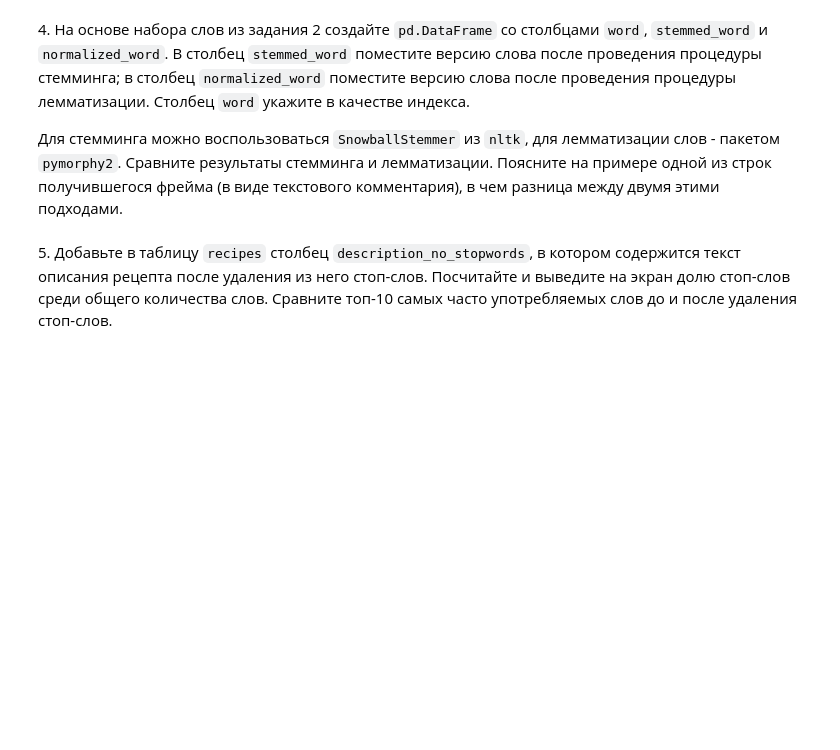
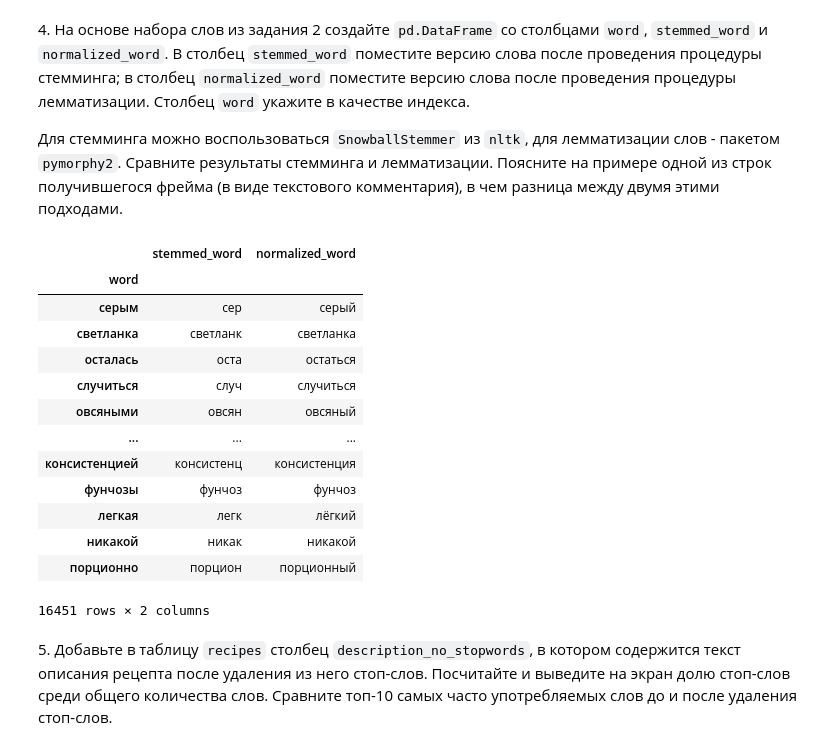
Before and after one commit to bitcoineazy/Big_Data, a Jupyter notebook: 07_nlp/07_nlp_Фамилия_Имя_Группа.ipynb, the cells around one changed output. Drawn from its saved outputs; the diff is of its cells as text; code cells hidden in the pictures; blank space fills up the shorter version.

```diff
--- a/07_nlp/07_nlp_Фамилия_Имя_Группа.ipynb
+++ b/07_nlp/07_nlp_Фамилия_Имя_Группа.ipynb
@@ -50,8 +48,8 @@ import re
 recipes = pd.read_csv("07_nlp_data/ru_recipes_sample.csv")
 
 #recipes["description"] = recipes["description"].apply(lambda x: x if re.search(r"\w\w", x) else None)
+recipes["description"] = recipes["description"].replace(to_replace=r"[^А-Яа-яЁё0-9\s]", value="", regex=True)
 recipes["description"] = recipes["description"].apply(lambda x: x.lower())
-recipes["description"] = recipes["description"].replace(to_replace=r"[^А-я-Ёё0-9\s]", value="", regex=True)
 
 recipes["description"]
 # %% [output]
@@ -131,0 +76,4 @@ nltk
+# %%
+unique_words = list(set(nltk.word_tokenize(" ".join(recipes['description']).replace('\r', ' ').replace('\n', ' '))))
+
+unique_words[:10]
@@ -150,5 +143,29 @@ def is_plagiarism(s1: str, s2: str) -> bool:
 4\. На основе набора слов из задания 2 создайте `pd.DataFrame` со столбцами `word`, `stemmed_word` и `normalized_word`. В столбец `stemmed_word` поместите версию слова после проведения процедуры стемминга; в столбец `normalized_word` поместите версию слова после проведения процедуры лемматизации. Столбец `word` укажите в качестве индекса.
 
 Для стемминга можно воспользоваться `SnowballStemmer` из `nltk`, для лемматизации слов - пакетом `pymorphy2`. Сравните результаты стемминга и лемматизации. Поясните на примере одной из строк получившегося фрейма (в виде текстового комментария), в чем разница между двумя этими подходами.
+# %%
+morph = pymorphy2.MorphAnalyzer()
+stemmer = SnowballStemmer("russian")
+stem_lem_df = pd.DataFrame(columns=['word', 'stemmed_word', 'normalized_word'])
+stem_lem_df['word'] = unique_words
+stem_lem_df['stemmed_word'] = [stemmer.stem(word) for word in stem_lem_df['word']]
+stem_lem_df['normalized_word'] = [morph.parse(word)[0].normalized.word for word in stem_lem_df['word']]
+stem_lem_df = stem_lem_df.set_index('word')
+stem_lem_df
+# %% [output]
+|  | stemmed_word | normalized_word |
+| word |  |  |
+| серым | сер | серый |
+| светланка | светланк | светланка |
+| осталась | оста | остаться |
+| случиться | случ | случиться |
+| овсяными | овсян | овсяный |
+| ... | ... | ... |
+| консистенцией | консистенц | консистенция |
+| фунчозы | фунчоз | фунчоз |
+| легкая | легк | лёгкий |
+| никакой | никак | никакой |
+| порционно | порцион | порционный |
+16451 rows × 2 columns
 # %% [markdown]
 5\. Добавьте в таблицу `recipes` столбец `description_no_stopwords`, в котором содержится текст описания рецепта после удаления из него стоп-слов. Посчитайте и выведите на экран долю стоп-слов среди общего количества слов. Сравните топ-10 самых часто употребляемых слов до и после удаления стоп-слов.
```
Also changed, not shown: parts of 24 cells of this notebook.
